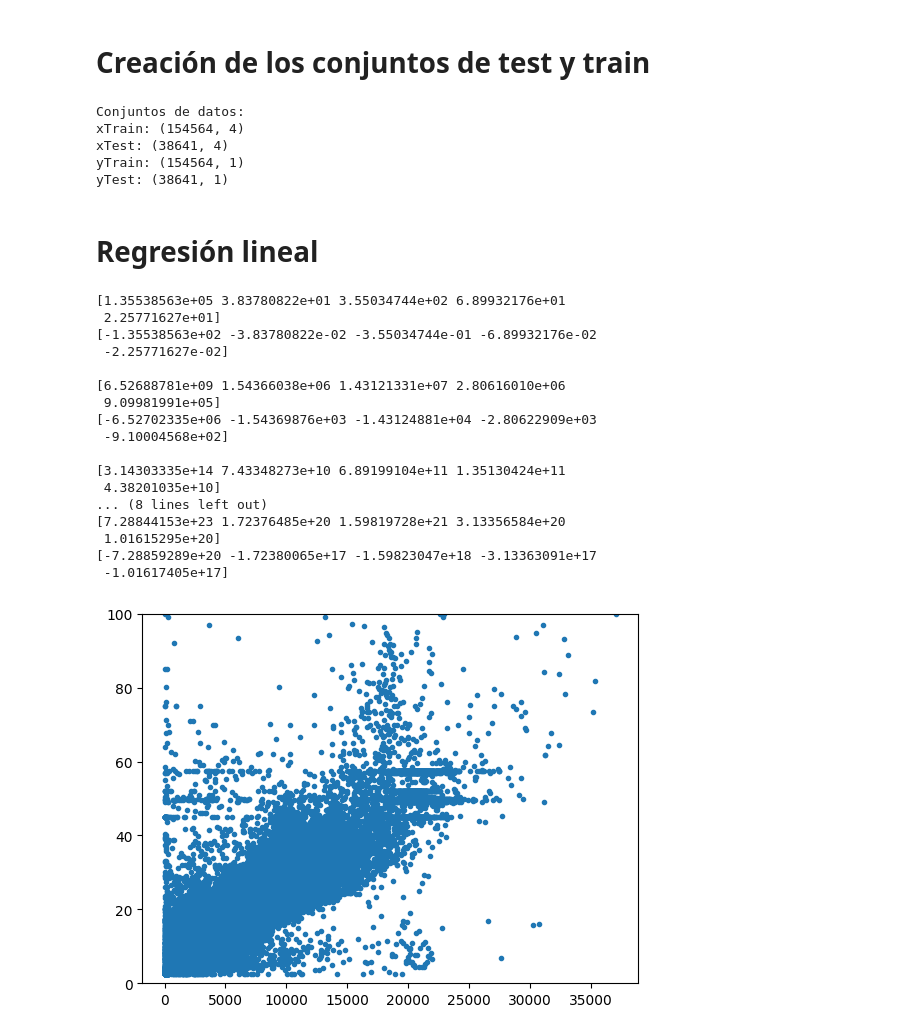
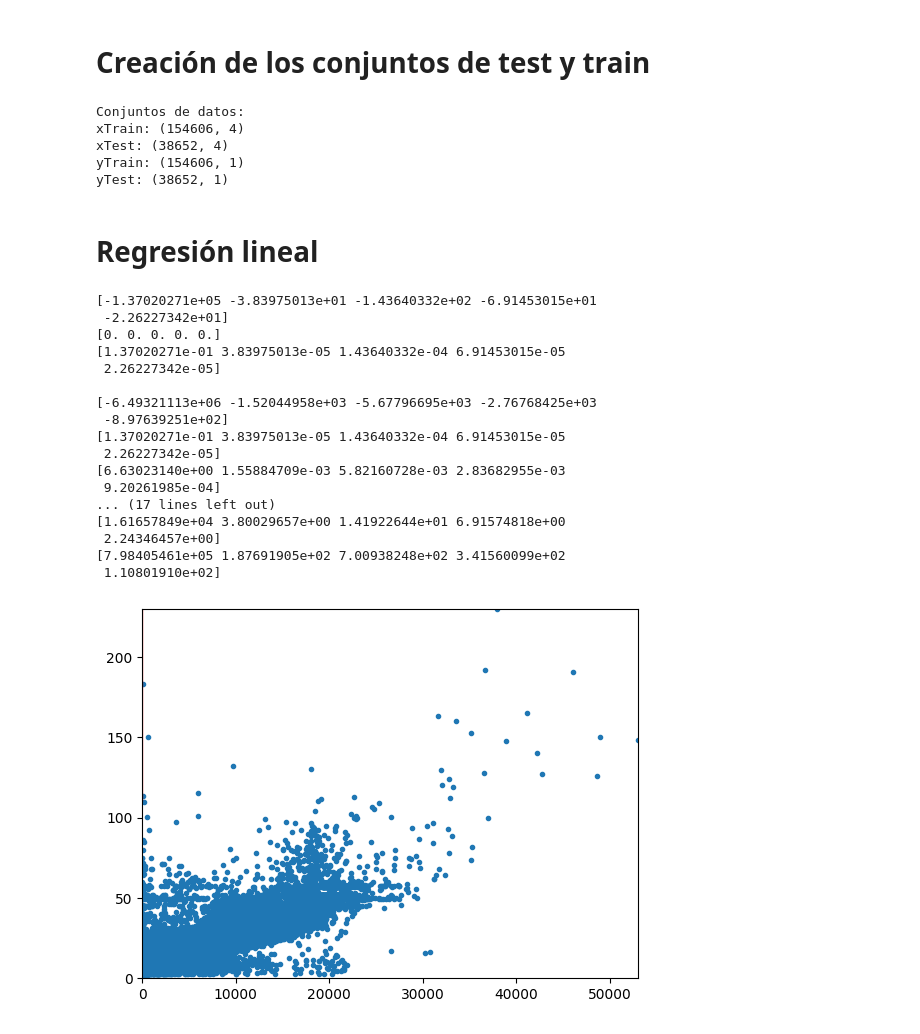
Before and after one commit to gag1005/Mineria-de-datos, a Jupyter notebook: practica3/practica3.ipynb, the cells around one changed output. Drawn from its saved outputs; the diff is of its cells as text; code cells hidden in the pictures.

```diff
--- a/practica3/practica3.ipynb
+++ b/practica3/practica3.ipynb
@@ -38,11 +45,12 @@ df
 # %% [markdown]
 # Preprocesamiento de los datos
 # %%
-# Sustituimos las fechas por timestamps
-# df['pickup_timestamp'] = df['pickup_datetime'].apply(lambda x: datetime.strptime(x, '%Y-%m-%d %H:%M:%S UTC').timestamp())
-df['pickup_timestamp'] = df['pickup_datetime'].apply(lambda x: pd.Timestamp(x))
-df['pickup_monthday'] = df['pickup_timestamp'].apply(lambda x: x.day)
-df['pickup_weekday'] = df['pickup_timestamp'].apply(lambda x: x.weekday)
+# Añadimos el dia del mes y de la semana
+
+df['pickup_timestamp'] = df['pickup_datetime'].apply(lambda x: datetime.strptime(x, '%Y-%m-%d %H:%M:%S UTC'))
+df['pickup_month'] = df['pickup_timestamp'].apply(lambda x: x.month)
+df['pickup_weekday'] = df['pickup_timestamp'].apply(lambda x: x.weekday())
+
 df.drop('pickup_datetime', axis=1, inplace=True)
 df.drop('pickup_timestamp', axis=1, inplace=True)
 # %% [markdown]
@@ -128,11 +136,6 @@ df.head()
 # %% [markdown]
 # Creación de los conjuntos de test y train
 # %%
-# x = pd.DataFrame(df['fare_amount'])
-# x = pd.DataFrame(df.iloc[:, 0])
-# y = df.drop('fare_amount', axis=1)
-# y = df.iloc[:, 1:]
-
 x = df.drop('fare_amount', axis=1)
 y = pd.DataFrame(df['fare_amount'])
 
@@ -146,41 +149,50 @@ print('yTrain: ' + str(yTrain.shape))
 print('yTest: ' + str(yTest.shape))
 # %% [output]
 Conjuntos de datos:
-xTrain: (154564, 4)
-xTest: (38641, 4)
-yTrain: (154564, 1)
-yTest: (38641, 1)
+xTrain: (154606, 4)
+xTest: (38652, 4)
+yTrain: (154606, 1)
+yTest: (38652, 1)
 # %% [markdown]
 # Regresión lineal
 # %%
 from linReg import LinRegClassifier
 import matplotlib.pyplot as plt
 # %%
-classifier = LinRegClassifier(xTrain, yTrain, numIter=5, lRate=0.001)
+classifier = LinRegClassifier(xTrain, yTrain, numIter=5, lRate=0.000001)
 classifier.train()
 # %% [output]
-[1.35538563e+05 3.83780822e+01 3.55034744e+02 6.89932176e+01
- 2.25771627e+01]
-[-1.35538563e+02 -3.83780822e-02 -3.55034744e-01 -6.89932176e-02
- -2.25771627e-02]
+[-1.37020271e+05 -3.83975013e+01 -1.43640332e+02 -6.91453015e+01
+ -2.26227342e+01]
+[0. 0. 0. 0. 0.]
+[1.37020271e-01 3.83975013e-05 1.43640332e-04 6.91453015e-05
+ 2.26227342e-05]
 
-[6.52688781e+09 1.54366038e+06 1.43121331e+07 2.80616010e+06
- 9.09981991e+05]
-[-6.52702335e+06 -1.54369876e+03 -1.43124881e+04 -2.80622909e+03
- -9.10004568e+02]
-
-[3.14303335e+14 7.43348273e+10 6.89199104e+11 1.35130424e+11
- 4.38201035e+10]
-... (8 lines left out)
-[7.28844153e+23 1.72376485e+20 1.59819728e+21 3.13356584e+20
- 1.01615295e+20]
-[-7.28859289e+20 -1.72380065e+17 -1.59823047e+18 -3.13363091e+17
- -1.01617405e+17]
+[-6.49321113e+06 -1.52044958e+03 -5.67796695e+03 -2.76768425e+03
+ -8.97639251e+02]
+[1.37020271e-01 3.83975013e-05 1.43640332e-04 6.91453015e-05
+ 2.26227342e-05]
+[6.63023140e+00 1.55884709e-03 5.82160728e-03 2.83682955e-03
+ 9.20261985e-04]
+... (17 lines left out)
+[1.61657849e+04 3.80029657e+00 1.41922644e+01 6.91574818e+00
+ 2.24346457e+00]
+[7.98405461e+05 1.87691905e+02 7.00938248e+02 3.41560099e+02
+ 1.10801910e+02]
+# %%
+attr = 'distance_run'
 # %%
 # Distance run
 
-plt.scatter(xTrain['distance_run'].to_numpy(), yTrain, marker=".")
-plt.ylim([0,np.max(yTrain.to_numpy())])
-a = np.linspace(0, np.max(xTrain.to_numpy()[:, 1]), int(np.max(xTrain.to_numpy()[:, 1]) / 100))
+plt.scatter(xTrain[attr].to_numpy(), yTrain, marker=".")
+plt.ylim([0, np.max(yTrain.to_numpy())])
+plt.xlim([0, np.max(xTrain[attr].to_numpy())])
+
+# El índice del atributo seleccionado
+attrPos = df.columns.to_list().index(attr)
+
+x = np.linspace(0, np.max(yTrain.to_numpy()), 10)
+y = [classifier.coefs[attrPos] * i + classifier.coefs[-1] for i in x]
+plt.plot(x, y, color="red");
 # %% [output]
-[figure, old version]
+[figure, new version]
```
Also changed, not shown: parts of 4 cells of this notebook, 1 other file.
